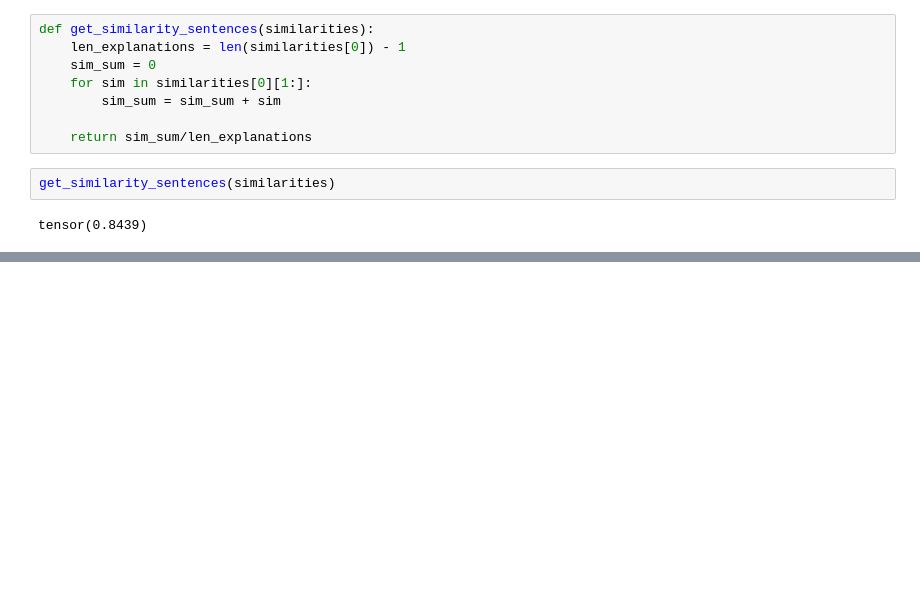
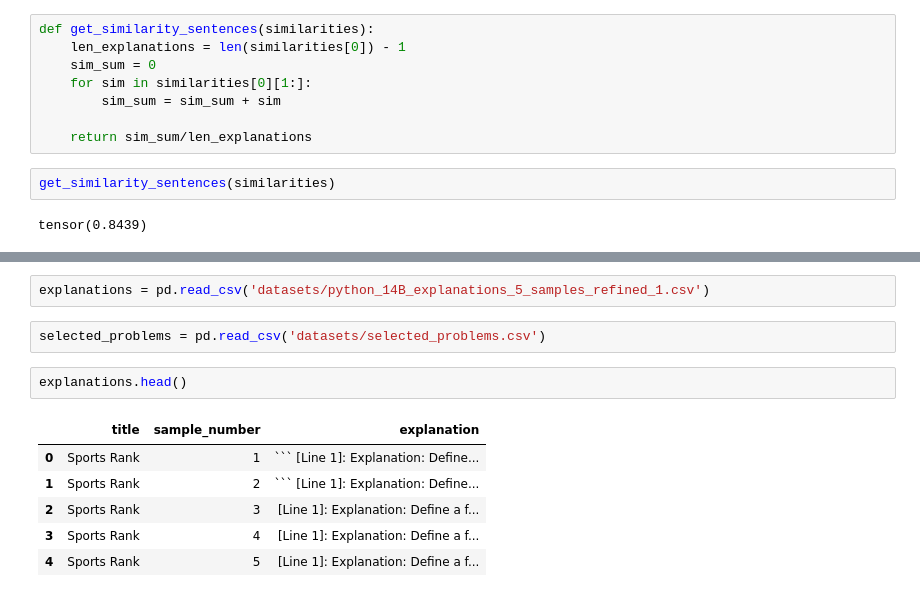
Before and after one commit to CristinaRacovita/codegen-uncertainty, a Jupyter notebook: sentence_similarity.ipynb, the cells around one changed output, grey strips where cells are left out. Saved outputs shown, nothing was run; the diff lists cells and outputs as text; blank space fills up the shorter version.

````diff
--- a/sentence_similarity.ipynb
+++ b/sentence_similarity.ipynb
@@ -73,0 +73,13 @@ tensor(0.8439)
+# %%
+explanations = pd.read_csv('datasets/python_14B_explanations_5_samples_refined_1.csv')
+# %%
+selected_problems = pd.read_csv('datasets/selected_problems.csv')
+# %%
+explanations.head()
+# %% [output]
+|  | title | sample_number | explanation |
+| 0 | Sports Rank | 1 | ``` [Line 1]: Explanation: Define... |
+| 1 | Sports Rank | 2 | ``` [Line 1]: Explanation: Define... |
+| 2 | Sports Rank | 3 | [Line 1]: Explanation: Define a f... |
+| 3 | Sports Rank | 4 | [Line 1]: Explanation: Define a f... |
+| 4 | Sports Rank | 5 | [Line 1]: Explanation: Define a f... |
````
Also changed, not shown: parts of 21 cells of this notebook.
